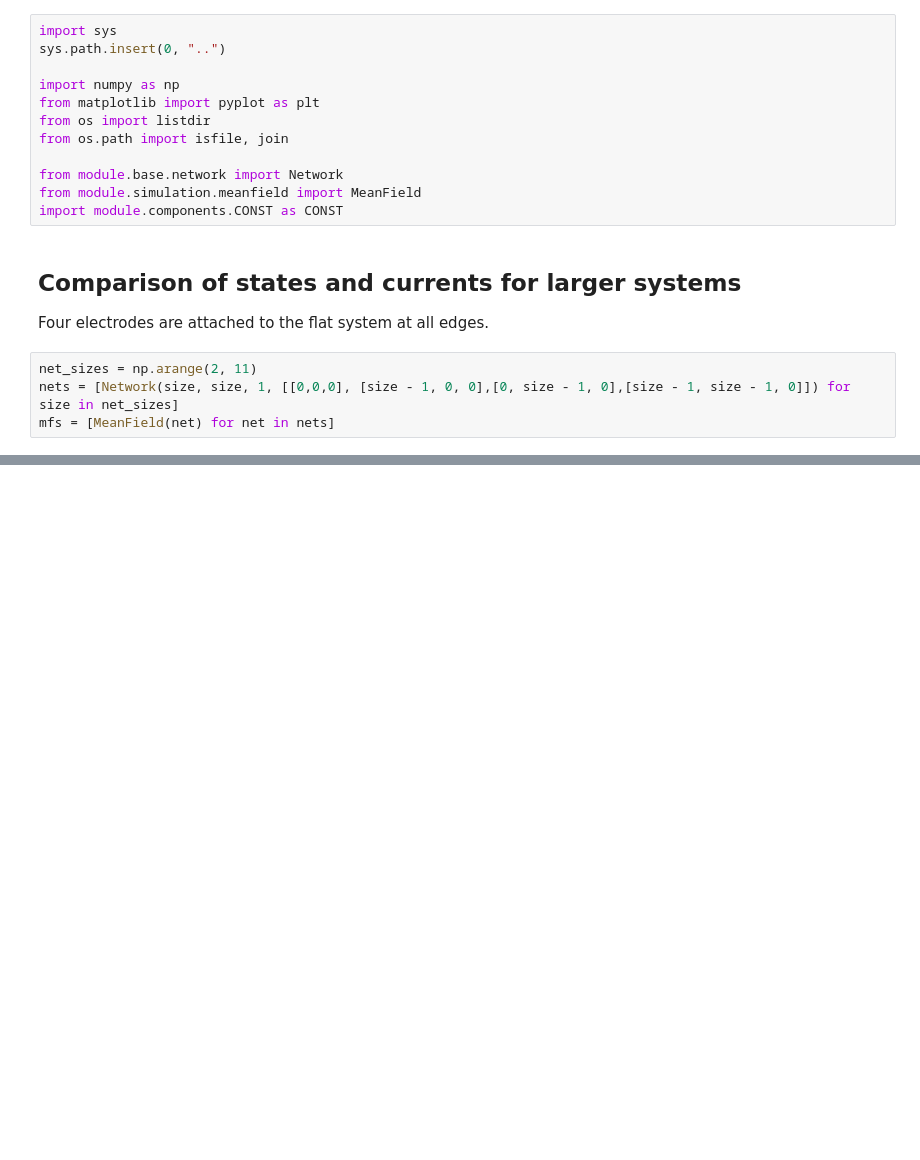
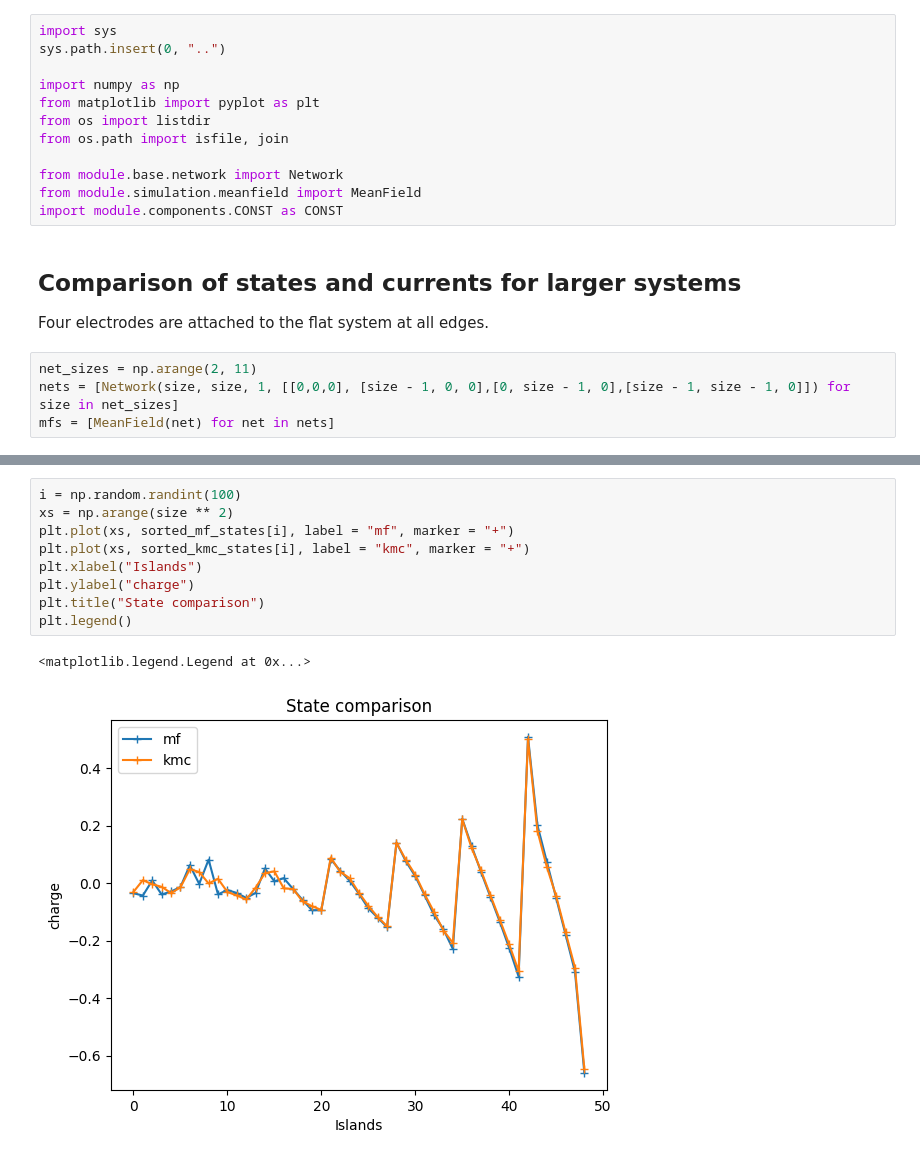
Before and after one commit to evanwonisch/NanoNetsMF, a Jupyter notebook: run/large_sys_comparison.ipynb, the cells around one changed output, grey strips where cells are left out. Cells and saved outputs as stored; diff of their text form; blank space fills up the shorter version.

```diff
--- a/run/large_sys_comparison.ipynb
+++ b/run/large_sys_comparison.ipynb
@@ -145,0 +176,12 @@ Text(0.5, 1.0, 'output currents for different voltage configs')
+# %%
+i = np.random.randint(100)
+xs = np.arange(size ** 2)
+plt.plot(xs, sorted_mf_states[i], label = "mf", marker = "+")
+plt.plot(xs, sorted_kmc_states[i], label = "kmc", marker = "+")
+plt.xlabel("Islands")
+plt.ylabel("charge")
+plt.title("State comparison")
+plt.legend()
+# %% [output]
+<matplotlib.legend.Legend at 0x...>
+[figure, added]
```
Also changed, not shown: parts of 36 cells of this notebook, 10 other files.
